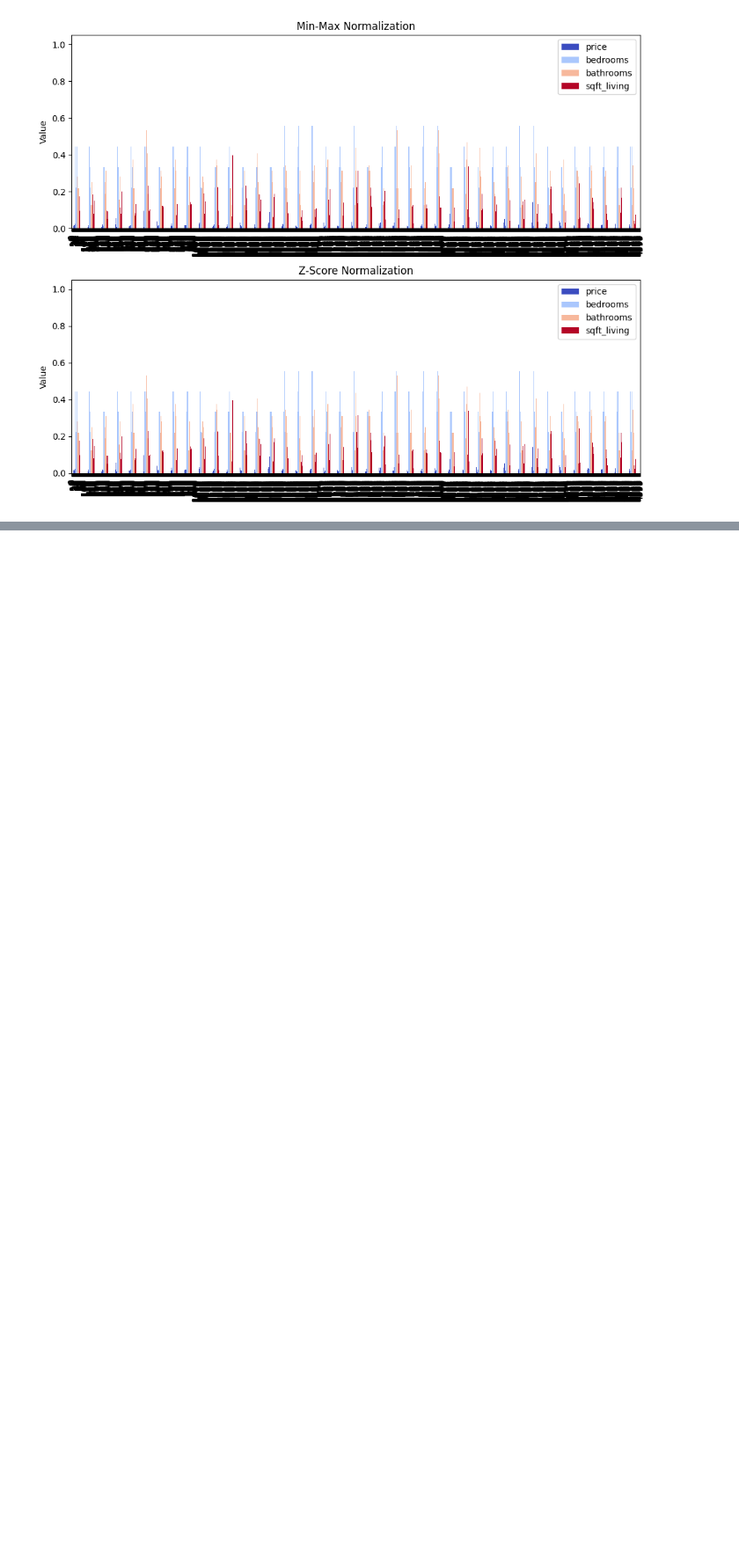
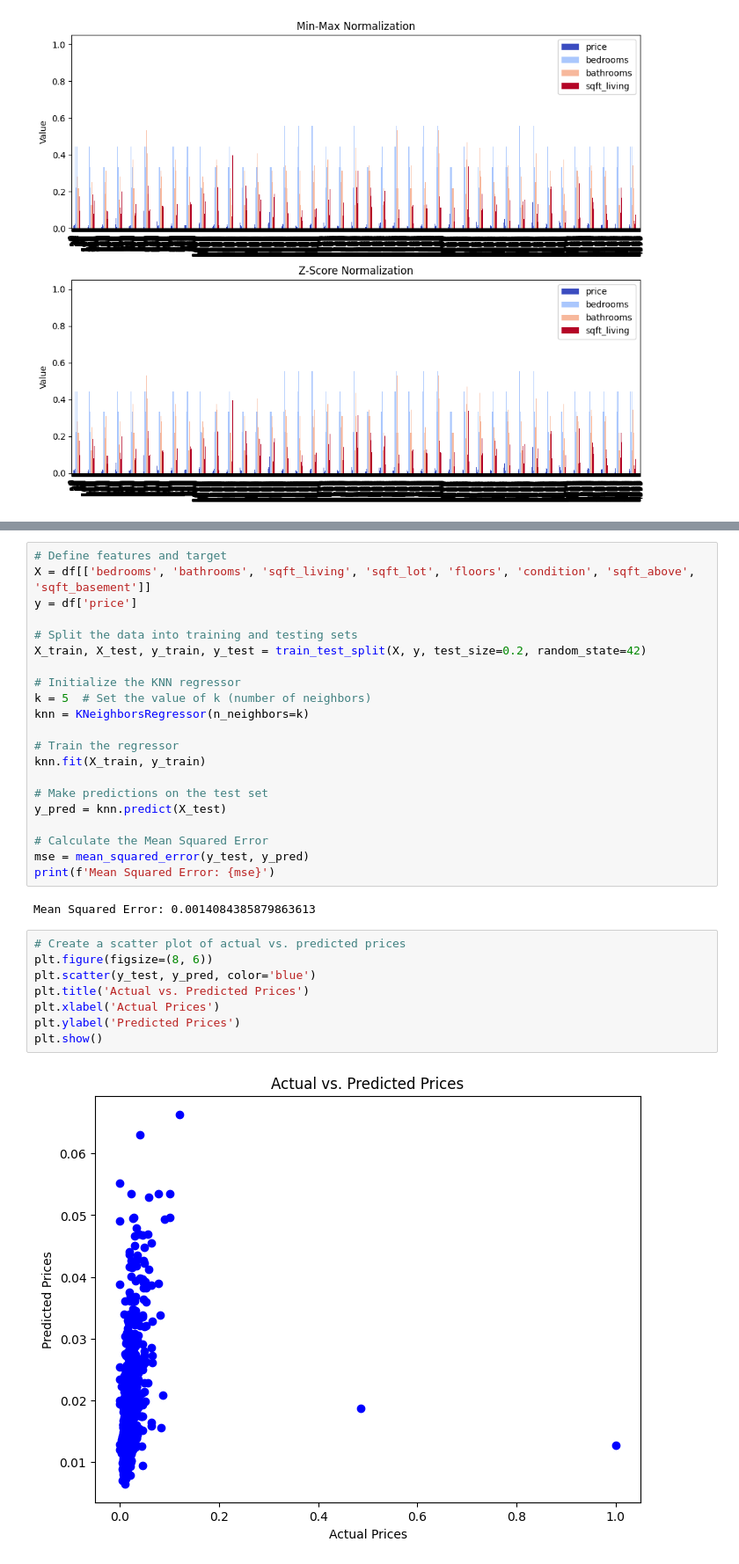
Before and after one commit to victorjoseij/2nd-trimester, a Jupyter notebook: 2348570_EX2.ipynb, the cells around one changed output, grey strips where cells are left out. Shown at 88% size. Cells and saved outputs as stored; diff of their text form; blank space fills up the shorter version.

```diff
--- a/2348570_EX2.ipynb
+++ b/2348570_EX2.ipynb
@@ -190,0 +160,33 @@ plt.show()
+# %%
+# Define features and target
+X = df[['bedrooms', 'bathrooms', 'sqft_living', 'sqft_lot', 'floors', 'condition', 'sqft_above', 'sqft_basement']]
+y = df['price']
+
+# Split the data into training and testing sets
+X_train, X_test, y_train, y_test = train_test_split(X, y, test_size=0.2, random_state=42)
+
+# Initialize the KNN regressor
+k = 5  # Set the value of k (number of neighbors)
+knn = KNeighborsRegressor(n_neighbors=k)
+
+# Train the regressor
+knn.fit(X_train, y_train)
+
+# Make predictions on the test set
+y_pred = knn.predict(X_test)
+
+# Calculate the Mean Squared Error
+mse = mean_squared_error(y_test, y_pred)
+print(f'Mean Squared Error: {mse}')
+# %% [output]
+Mean Squared Error: 0.0014084385879863613
+# %%
+# Create a scatter plot of actual vs. predicted prices
+plt.figure(figsize=(8, 6))
+plt.scatter(y_test, y_pred, color='blue')
+plt.title('Actual vs. Predicted Prices')
+plt.xlabel('Actual Prices')
+plt.ylabel('Predicted Prices')
+plt.show()
+# %% [output]
+[figure, added]
```
Also changed, not shown: parts of 5 cells of this notebook.
